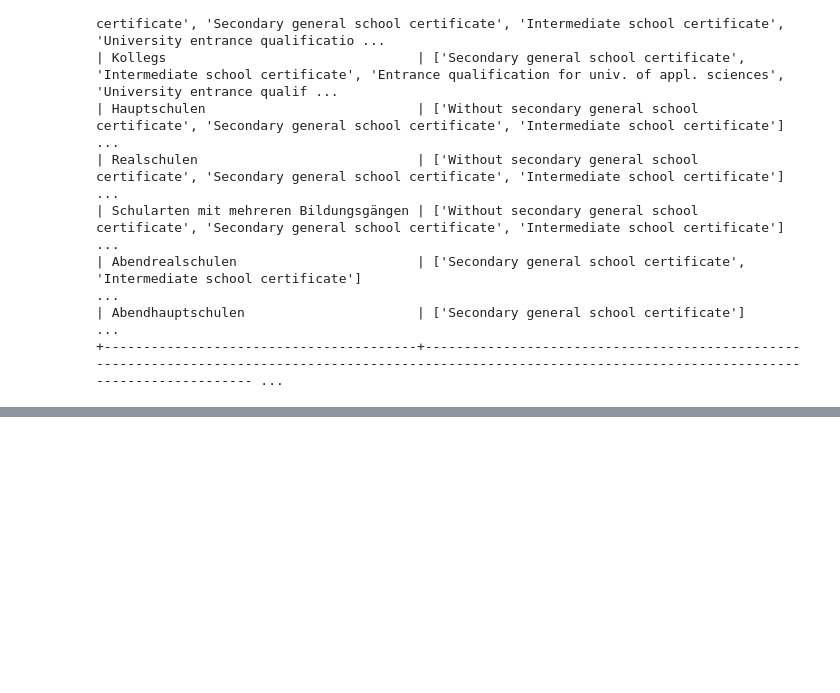
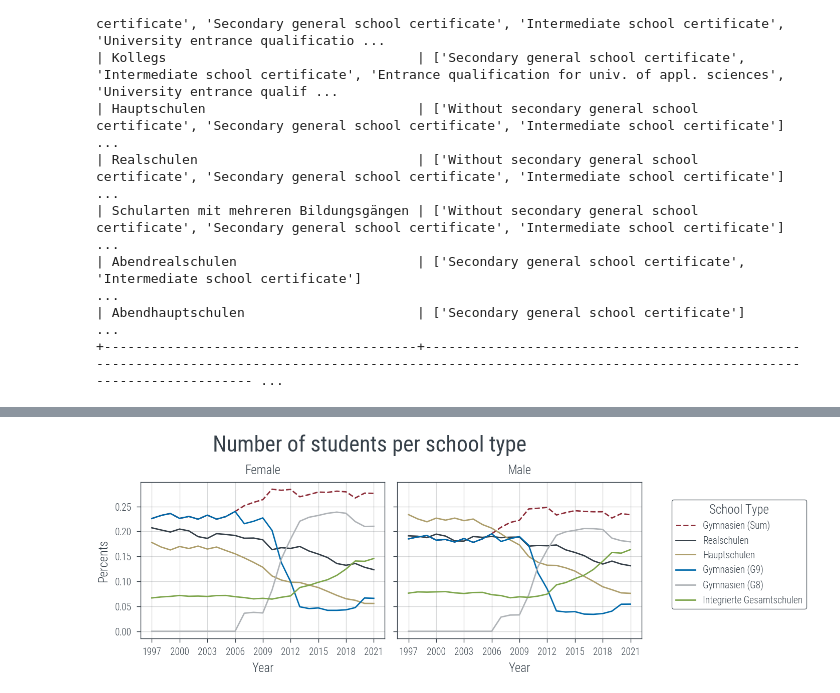
Before and after one commit to KarylReyne/DataLiteracyWS23, a Jupyter notebook: exp/TF-005-TeachersToChildren.ipynb, the cells around one changed output, grey strips where cells are left out. Drawn from its saved outputs; the diff is of its cells as text; code cells hidden in the pictures; blank space fills up the shorter version.

Commit message:
Compare male female childs per school

```diff
--- a/exp/TF-005-TeachersToChildren.ipynb
+++ b/exp/TF-005-TeachersToChildren.ipynb
@@ -347,6 +349,8 @@ for g_index, group in enumerate(FEDERAL_STATES.values()):
     ax.fill_between(group_agg[group_agg["Type"] == "Pupils"]["Year"], group_min[group_min["Type"] == "Pupils"]["Percentage"], group_max[group_max["Type"] == "Pupils"]["Percentage"], alpha=0.5)
     ax.set_title(list(FEDERAL_STATES.keys())[g_index], fontsize=12)
     ax.set_xticks(np.arange(group_agg["Year"].min(), group_agg["Year"].max() + 1, 3))
+    ax.grid(True)
+
 
 # Plot Leavers and beginners
 for g_index, group in enumerate(FEDERAL_STATES.values()):
@@ -360,6 +364,7 @@ for g_index, group in enumerate(FEDERAL_STATES.values()):
 
     ax.plot(group_agg[group_agg["Type"] == "School beginners"]["Year"], group_agg[group_agg["Type"] == "School beginners"]["Percentage"], label="School beginners", color=rgb.tue_gold)
     ax.fill_between(group_agg[group_agg["Type"] == "School beginners"]["Year"], group_min[group_min["Type"] == "School beginners"]["Percentage"], group_max[group_max["Type"] == "School beginners"]["Percentage"], alpha=0.5, color=rgb.tue_gold)
+    ax.grid(True)
 
     ax.set_xticks(np.arange(group_agg["Year"].min(), group_agg["Year"].max() + 1, 3))
 
@@ -649,0 +661,5 @@ print(tabulate(certs_per_school, headers='keys', tablefmt='psql'))
+# %%
+most_common = students_per_type[students_per_type["Certificate Type"] == "Total"].groupby(["Gender", "Mapped School Type"]).apply(lambda x: x["Value"].sum()).reset_index().rename(columns={0: "Value"})
+most_common = most_common[most_common["Gender"] == "Total"]
+most_common = most_common.sort_values("Value", ascending=False)
+most_common
@@ -649,0 +681,40 @@ print(tabulate(certs_per_school, headers='keys', tablefmt='psql'))
+# %%
+MC_NUM = 5
+mc_school_types = most_common["Mapped School Type"].values[:MC_NUM]
+
+# Plot the data
+fig, axs = plt.subplots(1, 2, sharex=True, sharey=True)
+
+# Get the number of students for the most common school types
+plot_data = students_per_type[students_per_type["Mapped School Type"].isin(mc_school_types)]
+plot_data = students_per_type[students_per_type["Certificate Type"] == "Total"].groupby(["Year", "Gender", "Mapped School Type"]).apply(lambda x: x["Value"].sum()).reset_index().rename(columns={0: "Value"})
+plot_data = plot_data[plot_data["Gender"] != "Total"]
+new_elements = plot_data[plot_data["Mapped School Type"].isin(["Gymnasien (G8)", "Gymnasien (G9)"])].groupby(["Year", "Gender"]).apply(lambda x: x["Value"].sum()).reset_index().rename(columns={0: "Value"})
+new_elements["Mapped School Type"] = "Gymnasien (Sum)"
+plot_data = pd.concat([plot_data, new_elements], ignore_index=True)
+plot_data["Relative Value"] = plot_data.groupby(["Year", "Gender"])["Value"].transform(lambda x: x / x.sum())
+gym_sum = plot_data[plot_data["Mapped School Type"] == "Gymnasien (Sum)"]
+
+# Plot the data
+for i, g in enumerate(["Female", "Male"]):
+    ax = axs[i]
+    ax.plot(gym_sum[gym_sum["Gender"] == g]["Year"], gym_sum[gym_sum["Gender"] == g]["Relative Value"], label="Gymnasien (Sum)", linestyle='--')
+
+    for st in mc_school_types:
+        plot_data_st = plot_data[(plot_data["Mapped School Type"] == st) & (plot_data["Gender"] == g)]
+        ax.plot(plot_data_st["Year"], plot_data_st["Relative Value"], label=st)
+
+    # Other settings
+    ax.set_xlabel("Year")
+    ax.set_title(g)
+    ax.set_xticks(np.arange(plot_data["Year"].min(), plot_data["Year"].max() + 1, 3))
+    ax.grid(True)
+
+axs[0].set_ylabel("Percents")
+
+# Build legend
+handles, labels = axs[1].get_legend_handles_labels()
+fig.legend(handles, labels, loc='right', bbox_to_anchor=(1.3, 0.5), title="School Type")
+fig.suptitle("Number of students per school type", fontsize=16);
+# %% [output]
+[figure, added]
```
Also changed, not shown: parts of 9 cells of this notebook.
